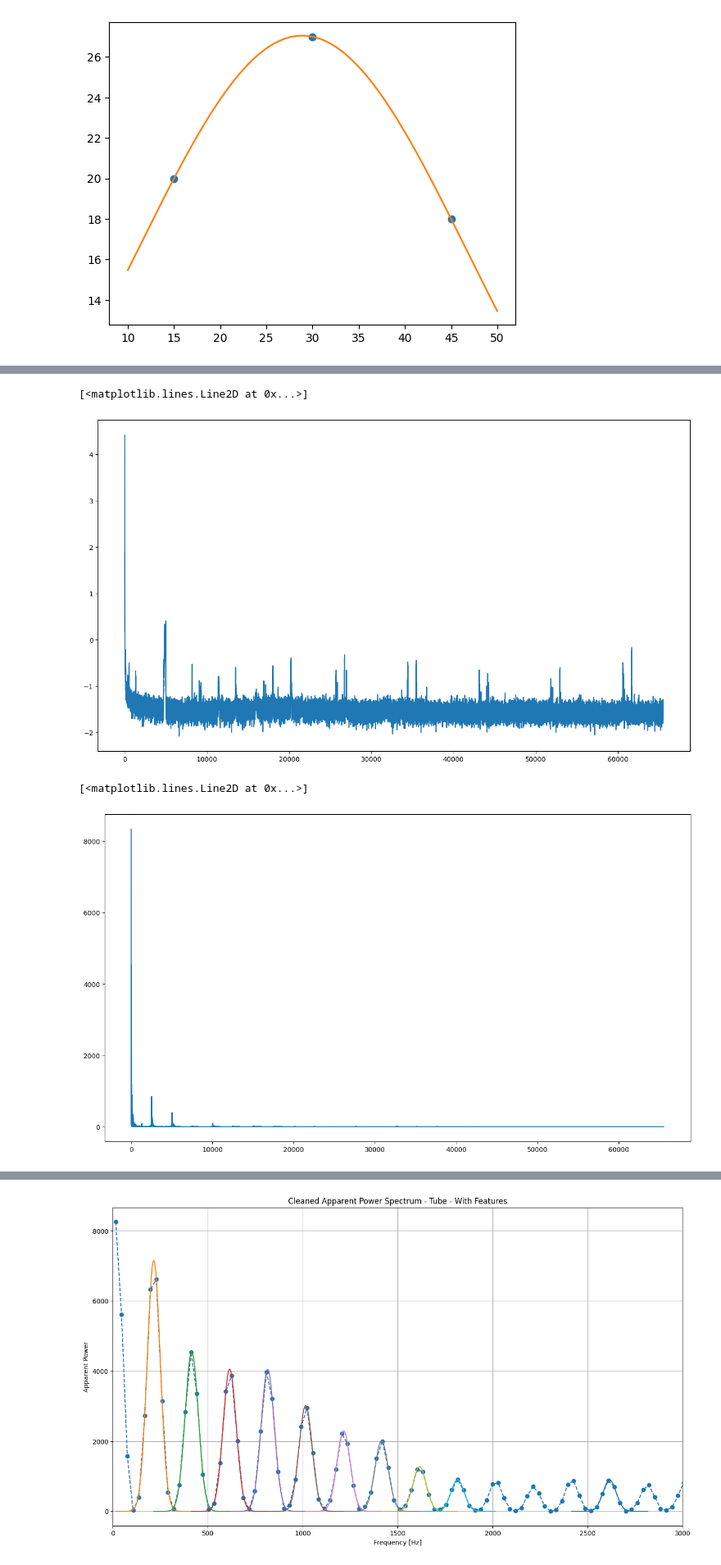
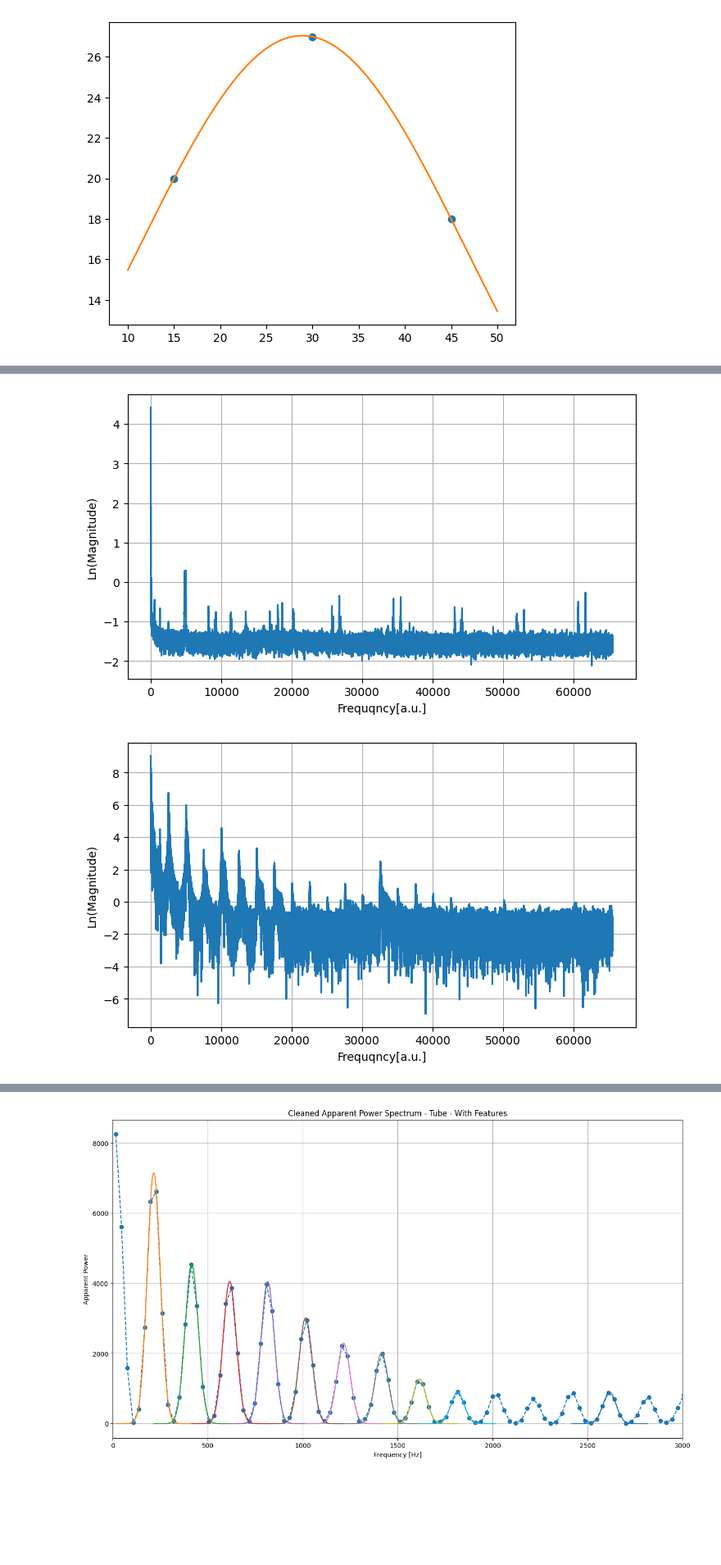
Before and after one commit to fair-acc/pulsed-power-ml, a Jupyter notebook: src/pulsed_power_ml/notebooks/FAIRTestNobebook_NB_2022-09-27.ipynb, the cells around one changed output, grey strips where cells are left out. Shown at 82% size. Saved outputs shown, nothing was run; the diff lists cells and outputs as text; code cells hidden in the pictures; blank space fills up the shorter version.

```diff
--- a/src/pulsed_power_ml/notebooks/FAIRTestNobebook_NB_2022-09-27.ipynb
+++ b/src/pulsed_power_ml/notebooks/FAIRTestNobebook_NB_2022-09-27.ipynb
@@ -52,22 +59,26 @@ ax = add_contour_plot(background_vector,
 # %%
 background = calculate_background(background_vector)
 # %%
-fig = plt.figure(figsize=(16,9))
+fig = plt.figure(figsize=(8,4.5))
 ax = fig.add_subplot()
 ax.plot(np.log(background))
+ax.set_xlabel("Frequqncy[a.u.]")
+ax.set_ylabel("Ln(Magnitude)")
+ax.grid(True)
 # %% [output]
-[<matplotlib.lines.Line2D at 0x...>]
-[figure, old version]
+[figure, new version]
 # %%
 signal = data_point_array[200, int(2*fft_size/2):int(3*fft_size/2)]
 signal = 10**signal
 # %%
-fig = plt.figure(figsize=(16,9))
+fig = plt.figure(figsize=(8,4.5))
 ax = fig.add_subplot()
-ax.plot(signal)
+ax.plot(np.log(signal))
+ax.set_xlabel("Frequqncy[a.u.]")
+ax.set_ylabel("Ln(Magnitude)")
+ax.grid(True)
 # %% [output]
-[<matplotlib.lines.Line2D at 0x...>]
-[figure, old version]
+[figure, new version]
 # %%
 cleaned_spectrum = signal - background
 # %%
```
Also changed, not shown: parts of 18 cells of this notebook, 2 other files.
